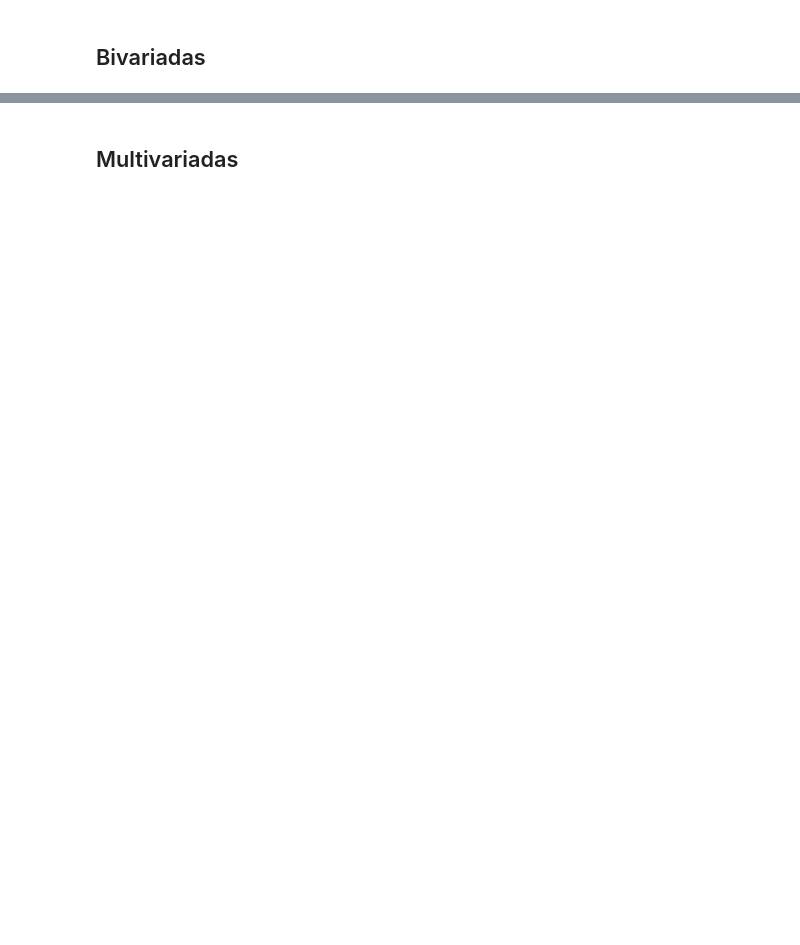
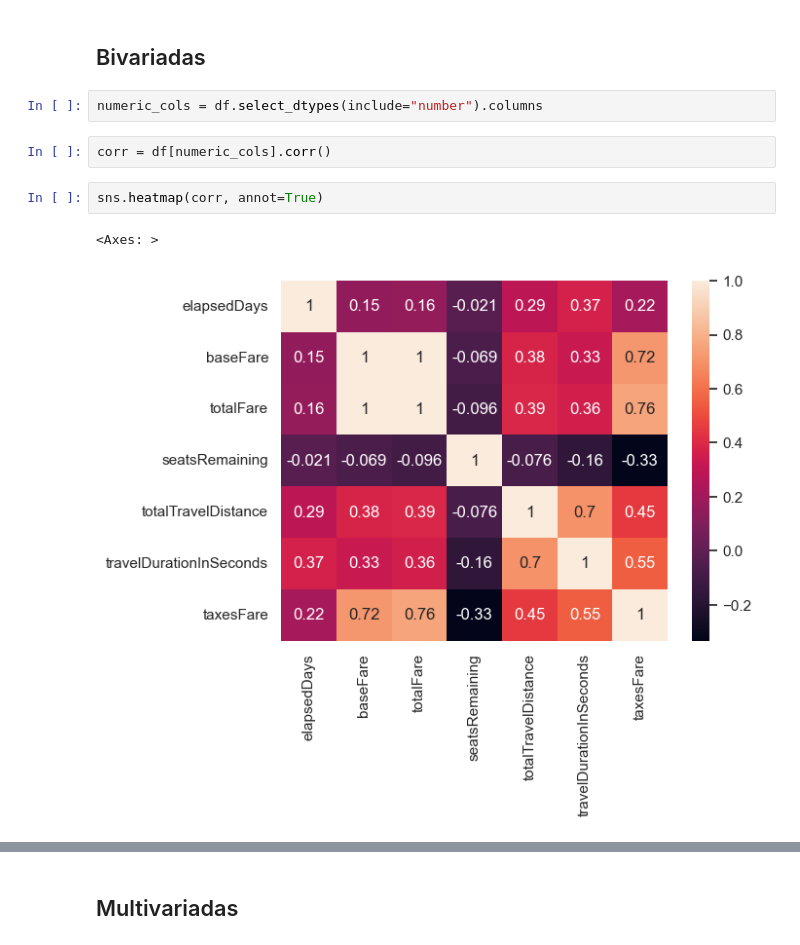
Before and after one commit to vitornuness/ads_2025_passagem_aerea, a Jupyter notebook: notebooks/2_eda.ipynb, the cells around one changed output, grey strips where cells are left out. Drawn from its saved outputs; the diff is of its cells as text; blank space fills up the shorter version.

```diff
--- a/notebooks/2_eda.ipynb
+++ b/notebooks/2_eda.ipynb
@@ -195,2 +195,11 @@ plt.show()
 # %% [markdown]
 ## Bivariadas
+# %%
+numeric_cols = df.select_dtypes(include="number").columns
+# %%
+corr = df[numeric_cols].corr()
+# %%
+sns.heatmap(corr, annot=True)
+# %% [output]
+<Axes: >
+[figure, added]
```
Also changed, not shown: parts of 13 cells of this notebook, 1 other file.
